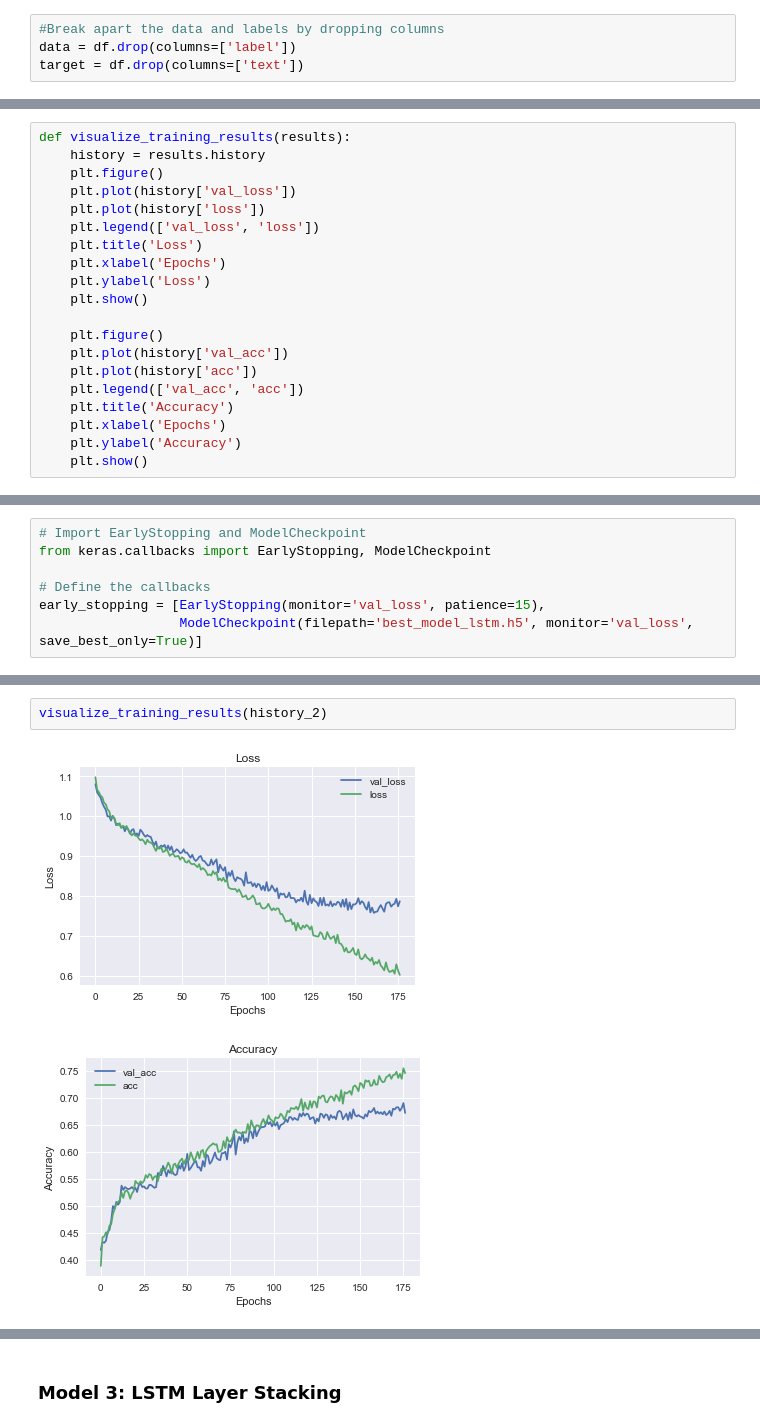
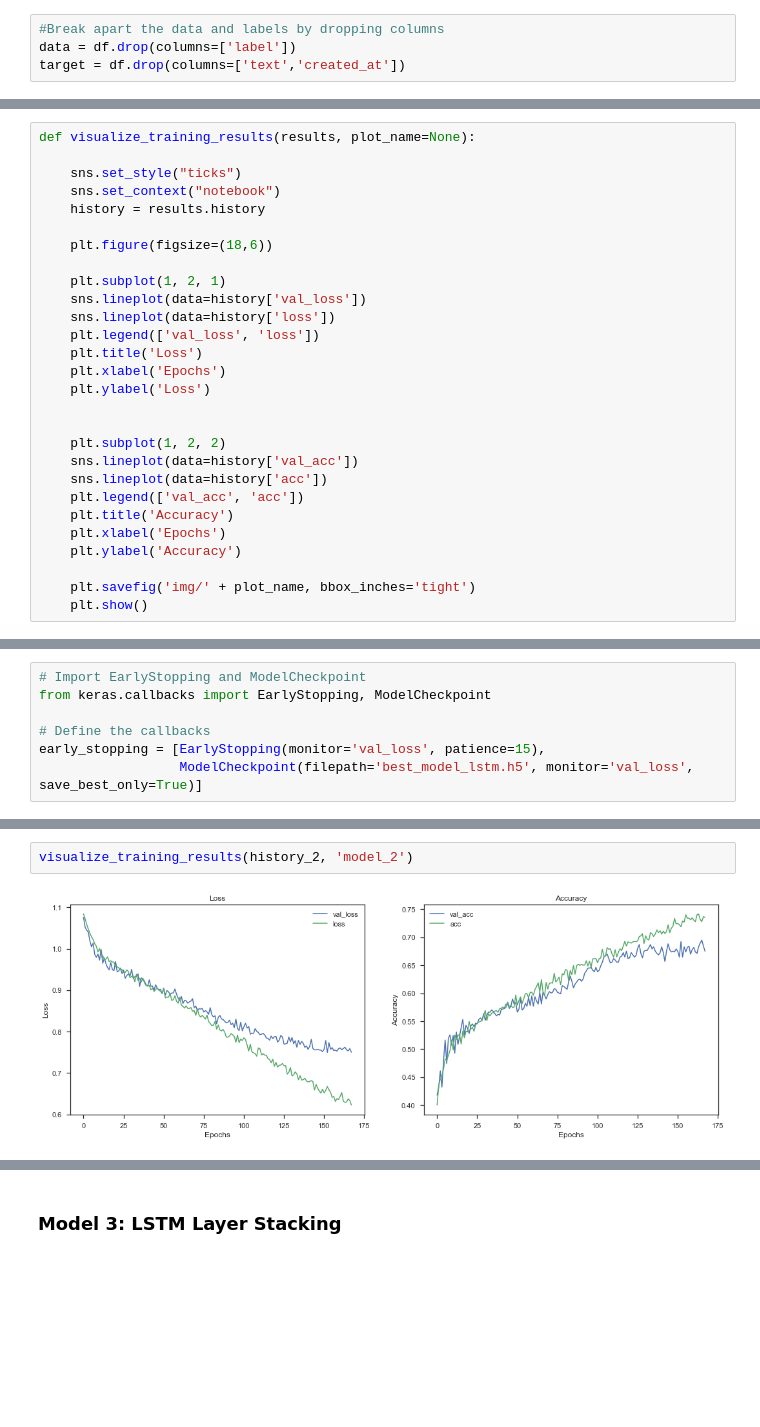
Before and after one commit to szafranskifilip/bitcoin_sentiment_analysis, a Jupyter notebook: DL model.ipynb, the cells around one changed output, grey strips where cells are left out. Drawn from its saved outputs; the diff is of its cells as text; blank space fills up the shorter version.

```diff
--- a/DL model.ipynb
+++ b/DL model.ipynb
@@ -94,7 +95,7 @@ df['label'].value_counts().plot(kind='bar');
 # %%
 #Break apart the data and labels by dropping columns
 data = df.drop(columns=['label'])
-target = df.drop(columns=['text'])
+target = df.drop(columns=['text','created_at'])
 # %%
 #Check values for target encoding
 c = target.label.astype('category')
@@ -295,24 +306,32 @@ from keras.layers import LSTM
 from keras.layers import GRU
 from keras.layers import BatchNormalization
 # %%
-def visualize_training_results(results):
+def visualize_training_results(results, plot_name=None):
+
+    sns.set_style("ticks")
+    sns.set_context("notebook")
     history = results.history
-    plt.figure()
-    plt.plot(history['val_loss'])
-    plt.plot(history['loss'])
+
+    plt.figure(figsize=(18,6))
+
+    plt.subplot(1, 2, 1)
+    sns.lineplot(data=history['val_loss'])
+    sns.lineplot(data=history['loss'])
     plt.legend(['val_loss', 'loss'])
     plt.title('Loss')
     plt.xlabel('Epochs')
     plt.ylabel('Loss')
-    plt.show()
 
-    plt.figure()
-    plt.plot(history['val_acc'])
-    plt.plot(history['acc'])
+
+    plt.subplot(1, 2, 2)
+    sns.lineplot(data=history['val_acc'])
+    sns.lineplot(data=history['acc'])
     plt.legend(['val_acc', 'acc'])
     plt.title('Accuracy')
     plt.xlabel('Epochs')
     plt.ylabel('Accuracy')
+
+    plt.savefig('img/' + plot_name, bbox_inches='tight')
     plt.show()
 # %% [markdown]
 #### Model 1: Simple LSTM Model with regularization, increase dimensionality
@@ -436,8 +457,7 @@ Epoch 177/200
 # %%
-visualize_training_results(history_2)
+visualize_training_results(history_2, 'model_2')
 # %% [output]
-[figure, old version]
+[figure, new version]
-[figure, removed]
 # %%
 # Find train and test accuracy
 loss, accuracy = lstm_mod2.evaluate(X_train, y_train, verbose=False)
```
Also changed, not shown: parts of 20 cells of this notebook, 10 other files.
